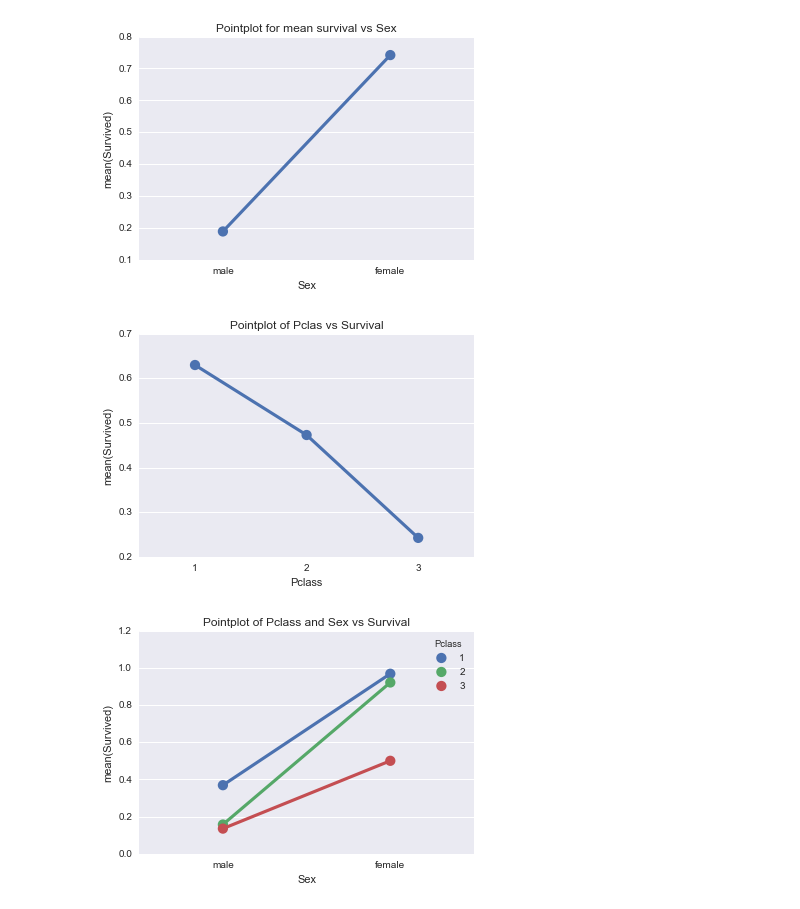
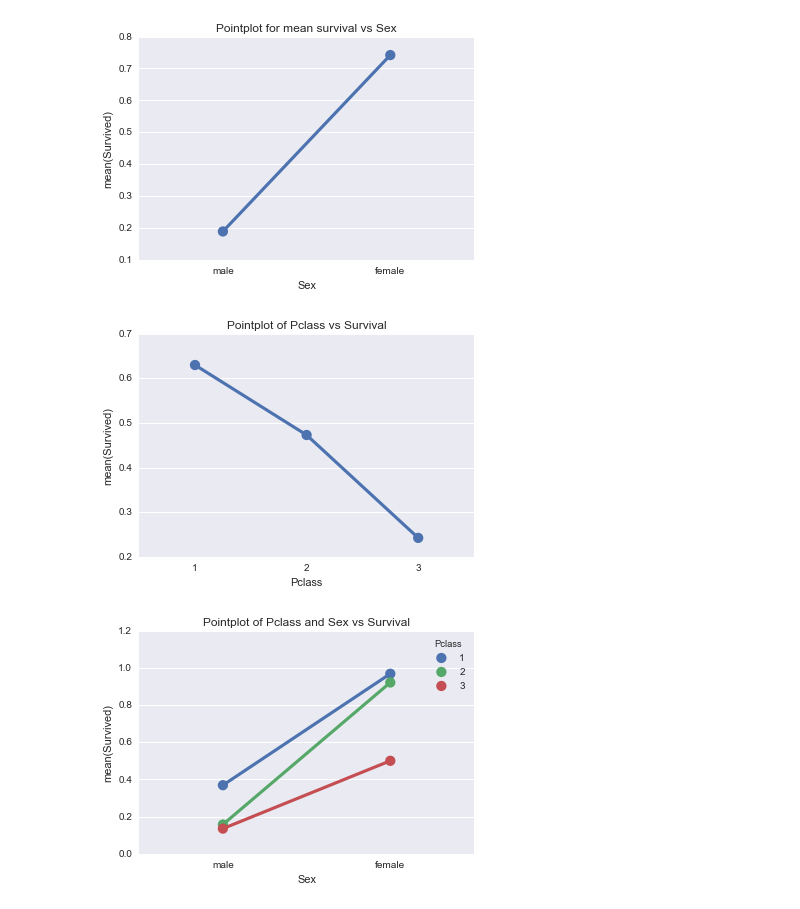
Before and after one commit to ianozsvald/pyconuk_using_sklearn_classification, a Jupyter notebook: classification_intro_pyconuk2016.ipynb, the cells around one changed output. Cells and saved outputs as stored; diff of their text form; code cells hidden in the pictures.

```diff
--- a/classification_intro_pyconuk2016.ipynb
+++ b/classification_intro_pyconuk2016.ipynb
@@ -61,9 +67,9 @@ _=plt.title("Pointplot for mean survival vs Sex")
 [figure]
 # %%
 sns.pointplot(data=df, x='Pclass', y='Survived', ci=None)
-_=plt.title("Pointplot of Pclas vs Survival")
+_=plt.title("Pointplot of Pclass vs Survival")
 # %% [output]
-[figure, old version]
+[figure, new version]
 # %%
 sns.pointplot(data=df, x='Sex', y='Survived', hue='Pclass', ci=None)
 _=plt.title("Pointplot of Pclass and Sex vs Survival")
```
Also changed, not shown: parts of 15 cells of this notebook, 2 other files.
